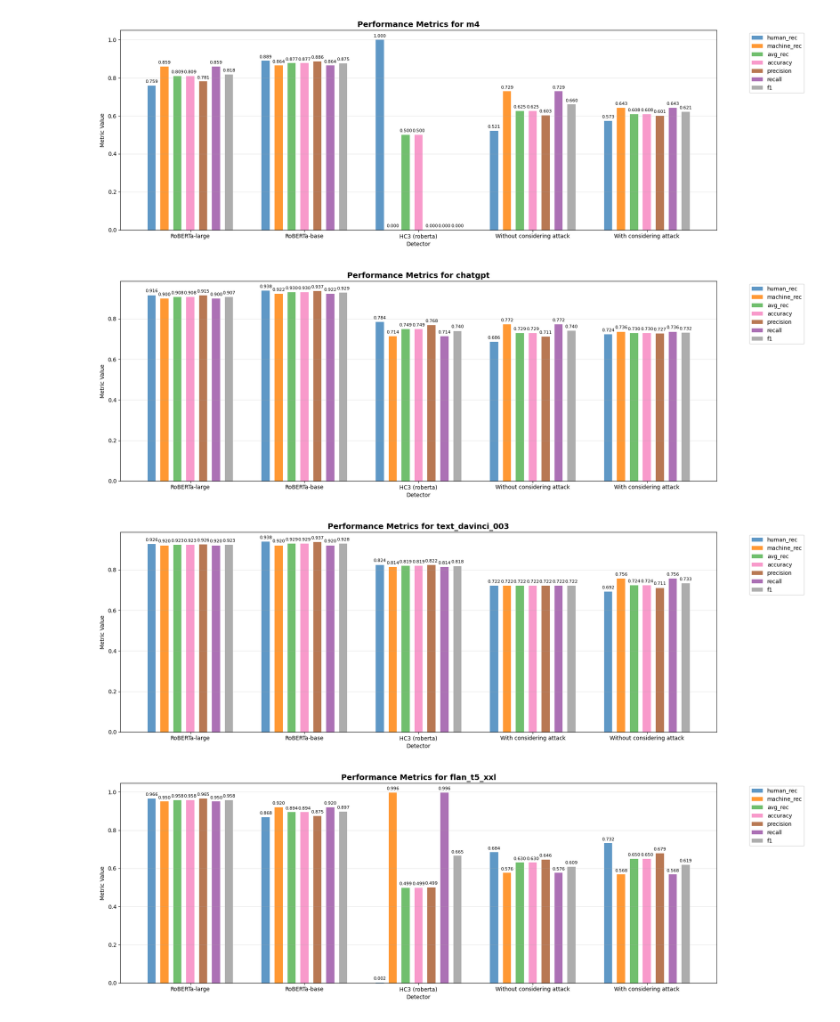
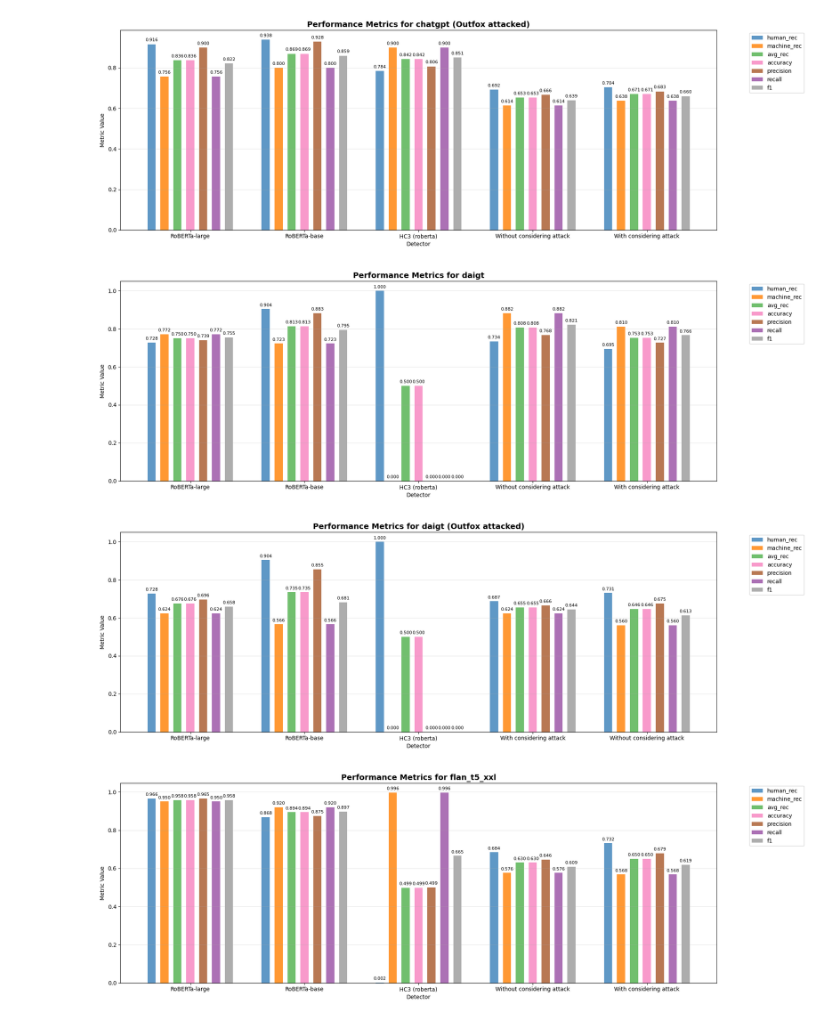
Before and after one commit to juliablbr/outfox, a Jupyter notebook: results.ipynb, the cells around one changed output. Drawn from its saved outputs; the diff is of its cells as text; code cells hidden in the pictures.

Commit message:
plots of attacked text

```diff
--- a/results.ipynb
+++ b/results.ipynb
@@ -20,12 +35,16 @@ baseline_results_df = None
 
 for file in baseline_result_files:
     df = pd.read_csv(file)
-    df["dataset"] = file.stem.replace("_metrics","")
+    attacker = attacker_from_name(file.stem)
+    if attacker is None:
+        attacker = ""
+    else:
+        attacker = f" ({attacker} attacked)"
+    df["dataset"] = find_dataset_name(file.stem) + attacker
+
     df["detector"] = detector_name_map[str(file.relative_to(baseline_folder).parent)]
 
     if baseline_results_df is None:
         baseline_results_df = df
     else:
         baseline_results_df = pd.concat((baseline_results_df, df))
-
-baseline_results_df.head(10)
@@ -45,25 +52,24 @@ baseline_results_df.head(10)
 outfox_result_files = outfox_folder.glob("**/*_metrics.csv")
 outfox_results_df = None
 
-outfox_detector_name_map = {
-    "without_considering_attack": "Without considering attack",
-    "with_considering_outfox": "With considering attack",
-}
-
-datasets = ["daigt", "m4", "chatgpt", "flan_t5_xxl", "text_davinci_003"]
-
-def find_dataset_name(file_name: str) -> str:
-    start_indices = np.array([file_name.find(dataset) for dataset in datasets])
-    assert (start_indices > -1).sum() == 1
-    start_index = max(start_indices)
-    return file_name[start_index:].removesuffix("_metrics")
-
-print(find_dataset_name("with_consdering_outfox_attack_chatgpt_metrics.csv"))
+def detector_label_from_name(file_name: str) -> str:
+    name = file_name.lower()
+    if "without" in name:
+        return "Without considering attack"
+    elif "with" in name:
+        return "With considering attack"
+    else:
+        return "Unknown"
 
 for file in outfox_result_files:
     df = pd.read_csv(file)
-    df["dataset"] = find_dataset_name(file.stem)
-    df["detector"] = outfox_detector_name_map["_".join(file.stem.split("_", 4)[:3])]
+    attacker = attacker_from_name(file.stem)
+    if attacker is None:
+        attacker = ""
+    else:
+        attacker = f" ({attacker} attacked)"
+    df["dataset"] = find_dataset_name(file.stem) + attacker
+    df["detector"] = detector_label_from_name(file.stem)
 
     if outfox_results_df is None:
         outfox_results_df = df
@@ -110,5 +100,5 @@ results_df
 # %%
-for dataset in results_df["dataset"].unique():
+for dataset in sorted(results_df["dataset"].unique()):
     dataset_results = results_df[results_df["dataset"] == dataset]
 
     # Get unique metrics and detectors
@@ -175,4 +165,4 @@ for dataset in results_df["dataset"].unique():
-[figure, old version]
+[figure, new version]
-[figure, old version]
+[figure, new version]
-[figure, old version]
+[figure, new version]
 [figure]
```
Also changed, not shown: parts of 7 cells of this notebook.
